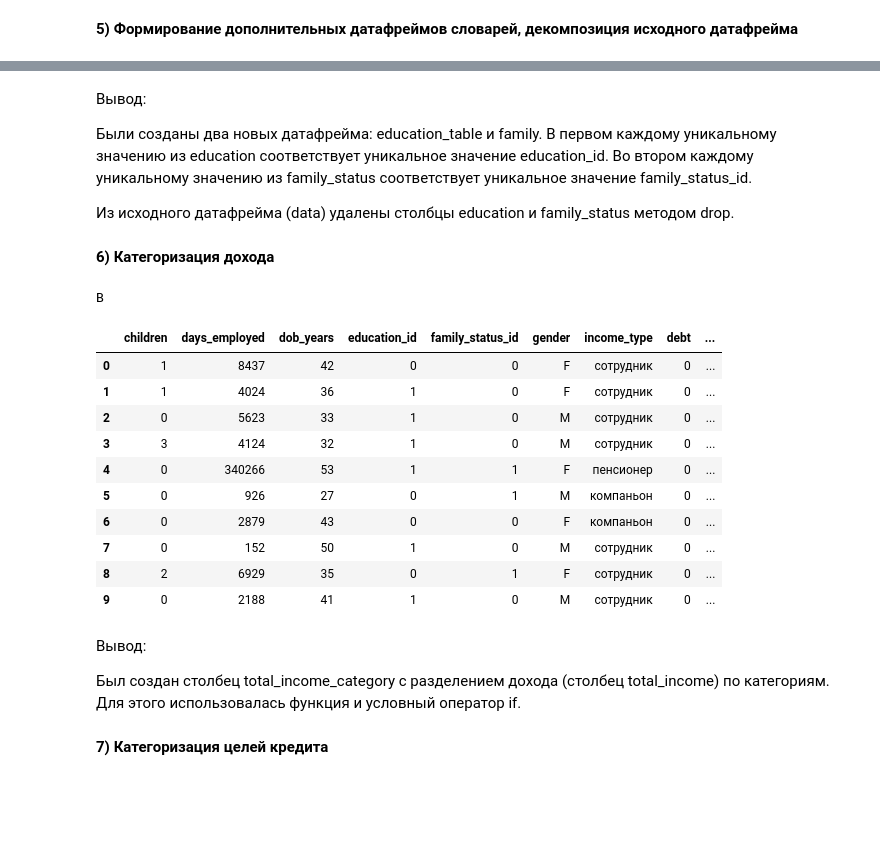
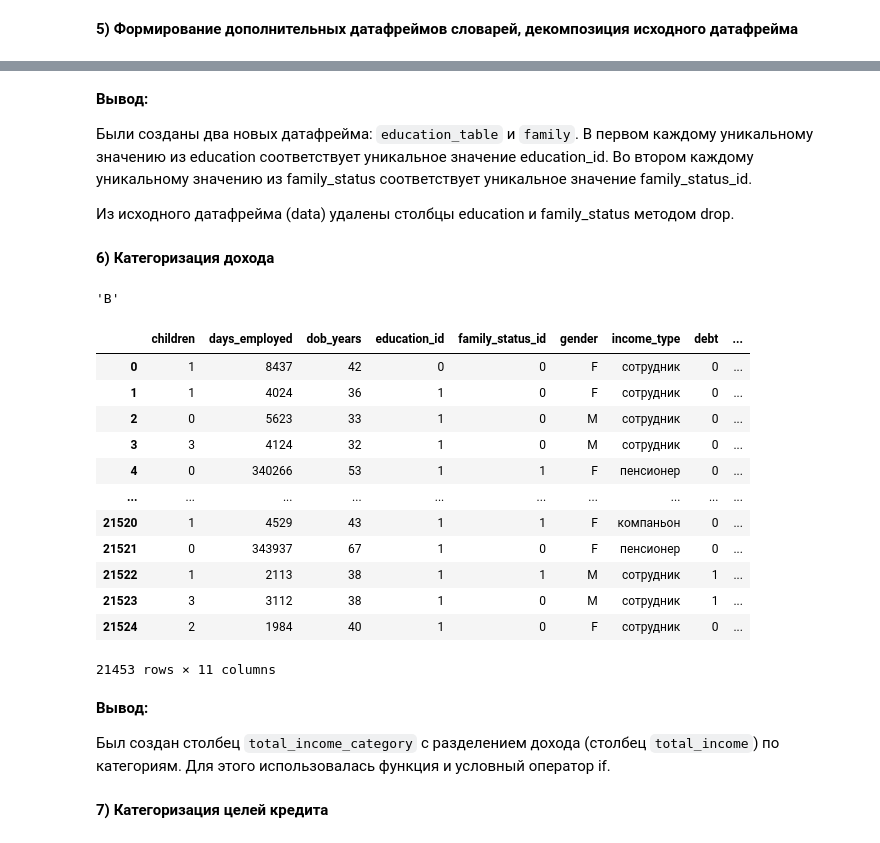
Before and after one commit to AnnaSledneva/Practicum_Projects, a Jupyter notebook: 2) Анализ банковских данных/Анализ банковских данных.ipynb, the cells around one changed output, grey strips where cells are left out. Cells and saved outputs as stored; diff of their text form; code cells hidden in the pictures; blank space fills up the shorter version.

```diff
--- a/2) Анализ банковских данных/Анализ банковских данных.ipynb
+++ b/2) Анализ банковских данных/Анализ банковских данных.ipynb
@@ -445,7 +464,7 @@ data.head(10)
 # %% [markdown]
-Вывод:
+**Вывод:**
 
-Были созданы два новых датафрейма: education_table и family.
+Были созданы два новых датафрейма: `education_table` и `family`.
 В первом каждому уникальному значению из education соответствует уникальное значение education_id.
 Во втором каждому уникальному значению из family_status соответствует уникальное значение family_status_id.
 
@@ -455,35 +474,37 @@ data.head(10)
 # %%
 def total_income_category(item):
     if item <= 30000:
         return 'E'
     if item <= 50000:
         return 'D'
     if item <= 200000:
         return 'C'
     if item <= 1000000:
         return 'B'
     return 'A'
-print(total_income_category(235000)) #проверка
+display(total_income_category(235000)) #проверка
 
 data['total_income_category'] = data['total_income'].apply(total_income_category)
-data.head(10)
+data
 # %% [output]
-B
+'B'
 |  | children | days_employed | dob_years | education_id | family_status_id | gender | income_type | debt | ... |
 | 0 | 1 | 8437 | 42 | 0 | 0 | F | сотрудник | 0 | ... |
 | 1 | 1 | 4024 | 36 | 1 | 0 | F | сотрудник | 0 | ... |
 | 2 | 0 | 5623 | 33 | 1 | 0 | M | сотрудник | 0 | ... |
 | 3 | 3 | 4124 | 32 | 1 | 0 | M | сотрудник | 0 | ... |
 | 4 | 0 | 340266 | 53 | 1 | 1 | F | пенсионер | 0 | ... |
-| 5 | 0 | 926 | 27 | 0 | 1 | M | компаньон | 0 | ... |
-| 6 | 0 | 2879 | 43 | 0 | 0 | F | компаньон | 0 | ... |
-| 7 | 0 | 152 | 50 | 1 | 0 | M | сотрудник | 0 | ... |
-| 8 | 2 | 6929 | 35 | 0 | 1 | F | сотрудник | 0 | ... |
-| 9 | 0 | 2188 | 41 | 1 | 0 | M | сотрудник | 0 | ... |
+| ... | ... | ... | ... | ... | ... | ... | ... | ... | ... |
+| 21520 | 1 | 4529 | 43 | 1 | 1 | F | компаньон | 0 | ... |
+| 21521 | 0 | 343937 | 67 | 1 | 0 | F | пенсионер | 0 | ... |
+| 21522 | 1 | 2113 | 38 | 1 | 1 | M | сотрудник | 1 | ... |
+| 21523 | 3 | 3112 | 38 | 1 | 0 | M | сотрудник | 1 | ... |
+| 21524 | 2 | 1984 | 40 | 1 | 0 | F | сотрудник | 0 | ... |
+21453 rows × 11 columns
 # %% [markdown]
-Вывод:
+**Вывод:**
 
-Был создан столбец total_income_category с разделением дохода (столбец total_income) по категориям. Для этого использовалась функция и условный оператор if.
+Был создан столбец `total_income_category` с разделением дохода (столбец `total_income`) по категориям. Для этого использовалась функция и условный оператор if.
 # %% [markdown]
 **7) Категоризация целей кредита**
 # %%
```
Also changed, not shown: parts of 51 cells of this notebook.
